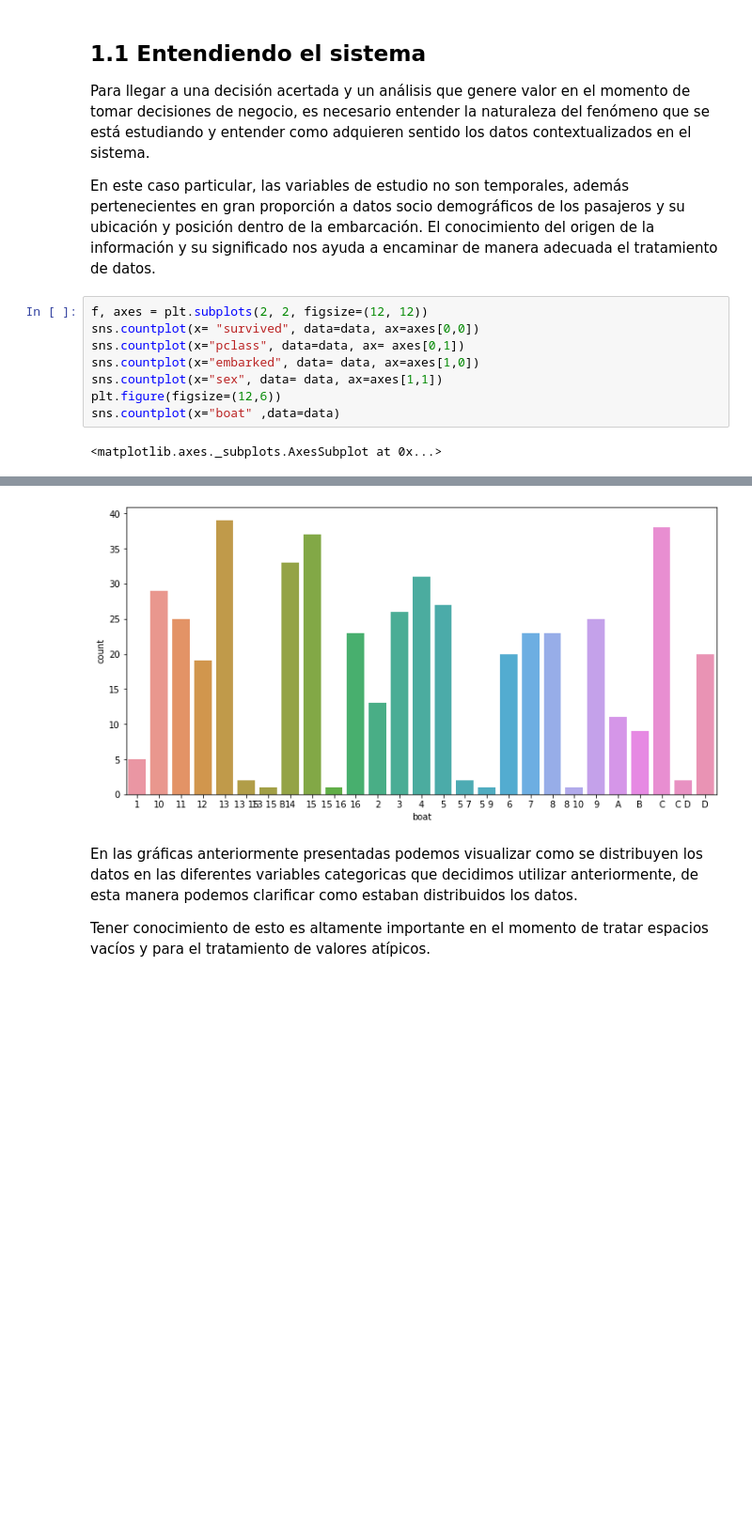
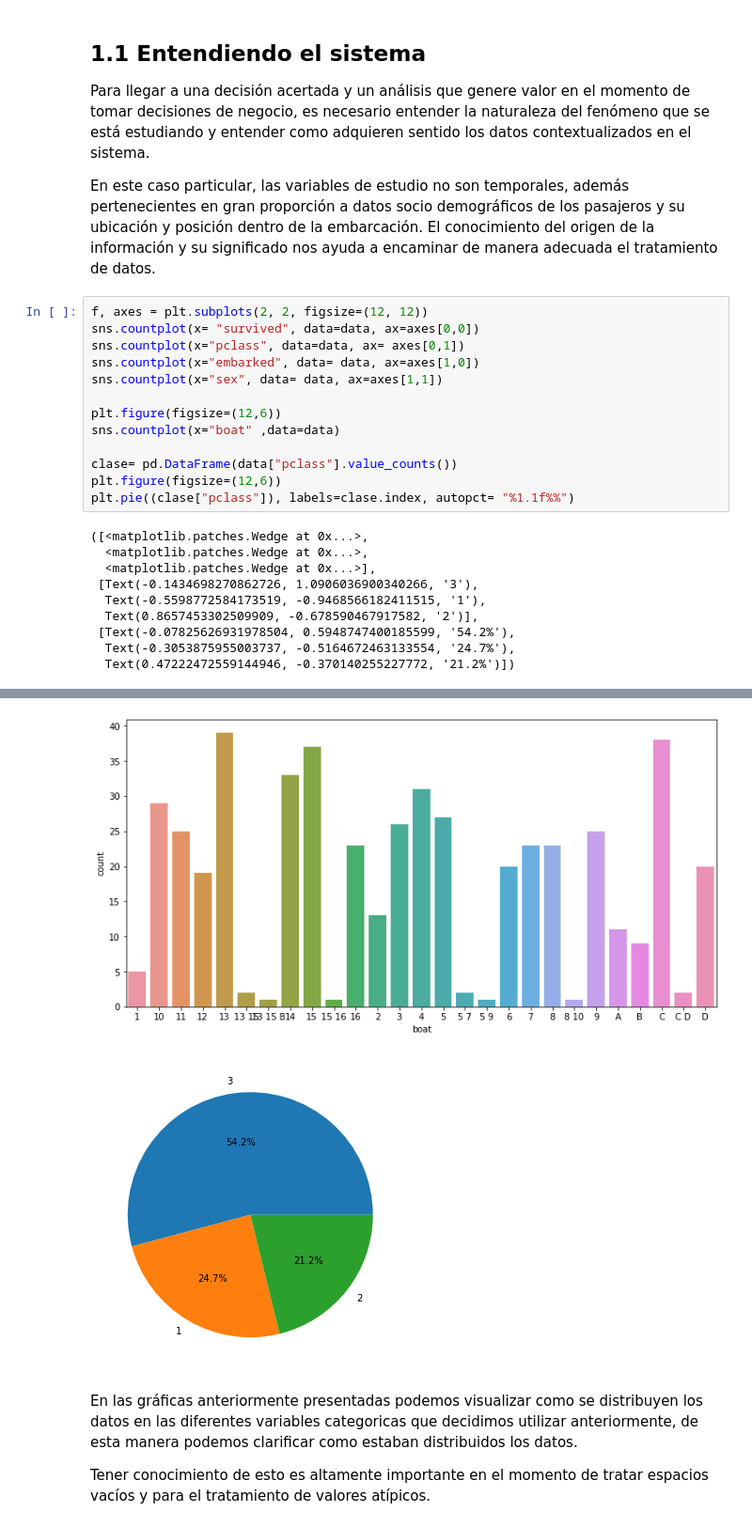
Before and after one commit to jmmendozae/DS_Projects_MM, a Jupyter notebook: Exploring Titanic 2.0.ipynb, the cells around one changed output, grey strips where cells are left out. Shown: that part at 94% size. Drawn from its saved outputs; the diff is of its cells as text; blank space fills up the shorter version.

```diff
--- a/Exploring Titanic 2.0.ipynb
+++ b/Exploring Titanic 2.0.ipynb
@@ -128,15 +128,29 @@ El conocimiento del origen de la información y su significado nos ayuda a encam
 # %%
 f, axes = plt.subplots(2, 2, figsize=(12, 12))
 sns.countplot(x= "survived", data=data, ax=axes[0,0])
 sns.countplot(x="pclass", data=data, ax= axes[0,1])
 sns.countplot(x="embarked", data= data, ax=axes[1,0])
 sns.countplot(x="sex", data= data, ax=axes[1,1])
+
 plt.figure(figsize=(12,6))
 sns.countplot(x="boat" ,data=data)
+
+clase= pd.DataFrame(data["pclass"].value_counts())
+plt.figure(figsize=(12,6))
+plt.pie((clase["pclass"]), labels=clase.index, autopct= "%1.1f%%")
 # %% [output]
-<matplotlib.axes._subplots.AxesSubplot at 0x...>
+([<matplotlib.patches.Wedge at 0x...>,
+  <matplotlib.patches.Wedge at 0x...>,
+  <matplotlib.patches.Wedge at 0x...>],
+ [Text(-0.1434698270862726, 1.0906036900340266, '3'),
+  Text(-0.5598772584173519, -0.9468566182411515, '1'),
+  Text(0.8657453302509909, -0.678590467917582, '2')],
+ [Text(-0.07825626931978504, 0.5948747400185599, '54.2%'),
+  Text(-0.3053875955003737, -0.5164672463133554, '24.7%'),
+  Text(0.47222472559144946, -0.370140255227772, '21.2%')])
 [figure]
 [figure]
+[figure, added]
 # %% [markdown]
 En las gráficas anteriormente presentadas podemos visualizar como se distribuyen los datos en las diferentes variables categoricas que decidimos utilizar anteriormente, de esta manera podemos clarificar como estaban distribuidos los datos.
 
```
Also changed, not shown: parts of 1 cell of this notebook.
